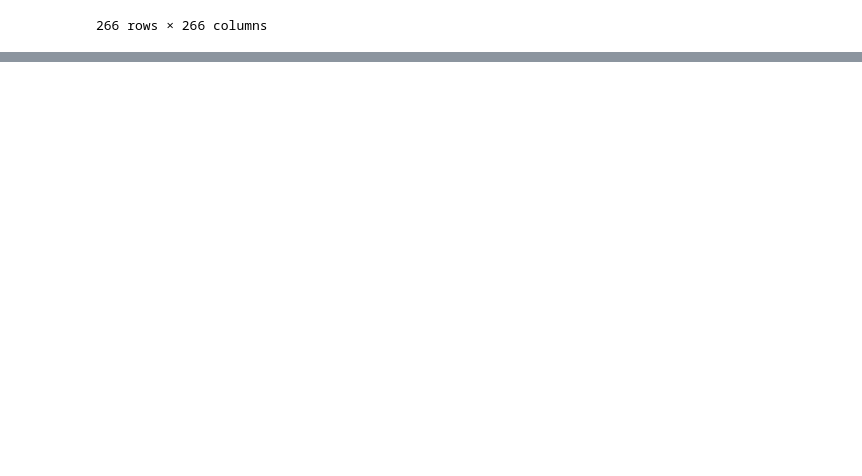
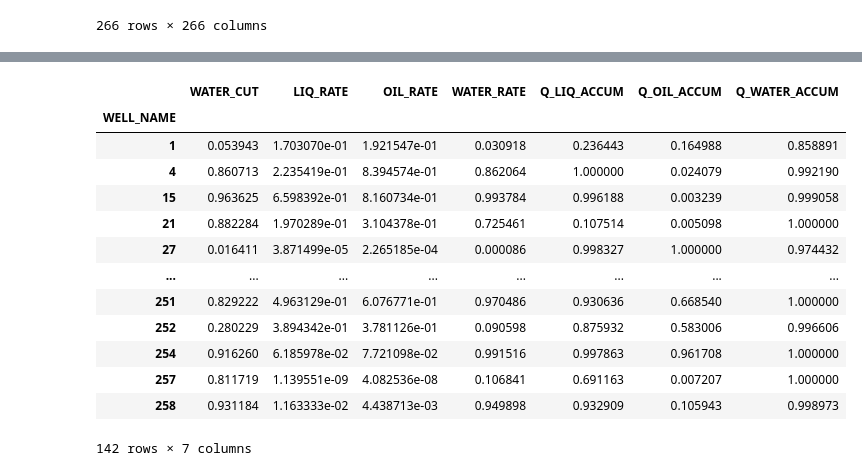
Before and after one commit to AleksanderTalmenev/oil_production_forecasting, a Jupyter notebook: project/prepare_dataframe/DataFrame.ipynb, the cells around one changed output, grey strips where cells are left out. Saved outputs shown, nothing was run; the diff lists cells and outputs as text; code cells hidden in the pictures; blank space fills up the shorter version.

```diff
--- a/project/prepare_dataframe/DataFrame.ipynb
+++ b/project/prepare_dataframe/DataFrame.ipynb
@@ -24,14 +28,18 @@ from functions.uppend_inj_wells import uppend_inj_wells
 # %%
-train = pd.read_csv('../../data/Исходные_данные/train_data.csv')
+train = pd.read_csv('../../data/basic_data/train_data.csv')
 train['WELL_NAME'] = train['WELL_NAME'].map(dict_name_well)
 train.drop(columns=['KCHARWORK', 'MEASURED_IN', 'IS_WORKING'], inplace=True)
 train['MEASURED_IN_DATE'] = pd.to_datetime(train['MEASURED_IN_DATE'])
 
-coord_well = pd.read_csv('../../data/Исходные_данные/coords.csv')
+coord_well = pd.read_csv('../../data/basic_data/coords.csv')
 coord_well['WELL_NAME'] = coord_well['WELL_NAME'].map(dict_name_well)
 coord_well.dropna(inplace=True)
 coord_well = coord_well.set_index('WELL_NAME')
 coord_well.sort_index(inplace=True);
+
+
+train_oil_year_accum = pd.read_csv('../../data/preprocessed_data/train_oil_year_accum.csv')
+train_oil_year_accum['MEASURED_IN_DATE'] = pd.to_datetime(train_oil_year_accum['MEASURED_IN_DATE'])
 # %%
 graph_wells = pd.DataFrame(index=range(266))
 for well in range(266):
@@ -73,9 +62,0 @@ train_oil_year_accum_without_gaps.head()
-# %%
-well_more_365 = train_oil_accum_without_gaps.groupby('WELL_NAME').size() > 365
-list_well_more_365 = well_more_365[well_more_365].index.tolist()
-train_oil_year_accum_without_gaps = train_oil_accum_without_gaps[
-    train_oil_accum_without_gaps['WELL_NAME'].isin(list_well_more_365)
-]
-
-train_oil_year_accum_without_gaps.reset_index(drop=True, inplace=True)
-train_oil_year_accum_without_gaps
@@ -92,3 +63,14 @@ train_year_oil_rate_5_days_ago_without_gaps
+# %%
+full_well = []
+for well in train_oil_year_accum_without_gaps['WELL_NAME'].unique():
+
+    data = train_oil_year_accum_without_gaps[train_oil_year_accum_without_gaps['WELL_NAME'] == well]
+    data.set_index('MEASURED_IN_DATE', inplace=True)
+
+    daily_counts = data.resample('D').count()
+    if daily_counts.isnull().values.any():
+        full_well.append(well)
+print(f'Cкважин с не пропущенными значениями = {len(full_well)}')
 # %%
 df = make_df_without_gaps(train_oil_year_accum, date_column='MEASURED_IN_DATE', group_params='WELL_NAME')
 df = make_df_with_count_days_ago(dataframe=df, count_days=50, target='OIL_RATE')
@@ -180,0 +129,31 @@ df.to_csv('../../data/preprocessed_data/train')
+# %%
+oil_wells = train_oil_year_accum['WELL_NAME'].unique()
+train_number_columns = train_oil_year_accum.select_dtypes(include='number').dropna(axis=1)
+
+def adf_pvalue(x):
+    return sm.tsa.stattools.adfuller(x)[1]
+
+df_pvalue = pd.DataFrame()
+
+for well in oil_wells:
+    df_pvalue[well] = train_number_columns[train_number_columns['WELL_NAME'] == well].apply(adf_pvalue)
+df_pvalue = df_pvalue.dropna(axis=0)
+df_pvalue = df_pvalue.T
+df_pvalue.index.name = 'WELL_NAME'
+# %%
+df_pvalue
+# %% [output]
+|  | WATER_CUT | LIQ_RATE | OIL_RATE | WATER_RATE | Q_LIQ_ACCUM | Q_OIL_ACCUM | Q_WATER_ACCUM |
+| WELL_NAME |  |  |  |  |  |  |  |
+| 1 | 0.053943 | 1.703070e-01 | 1.921547e-01 | 0.030918 | 0.236443 | 0.164988 | 0.858891 |
+| 4 | 0.860713 | 2.235419e-01 | 8.394574e-01 | 0.862064 | 1.000000 | 0.024079 | 0.992190 |
+| 15 | 0.963625 | 6.598392e-01 | 8.160734e-01 | 0.993784 | 0.996188 | 0.003239 | 0.999058 |
+| 21 | 0.882284 | 1.970289e-01 | 3.104378e-01 | 0.725461 | 0.107514 | 0.005098 | 1.000000 |
+| 27 | 0.016411 | 3.871499e-05 | 2.265185e-04 | 0.000086 | 0.998327 | 1.000000 | 0.974432 |
+| ... | ... | ... | ... | ... | ... | ... | ... |
+| 251 | 0.829222 | 4.963129e-01 | 6.076771e-01 | 0.970486 | 0.930636 | 0.668540 | 1.000000 |
+| 252 | 0.280229 | 3.894342e-01 | 3.781126e-01 | 0.090598 | 0.875932 | 0.583006 | 0.996606 |
+| 254 | 0.916260 | 6.185978e-02 | 7.721098e-02 | 0.991516 | 0.997863 | 0.961708 | 1.000000 |
+| 257 | 0.811719 | 1.139551e-09 | 4.082536e-08 | 0.106841 | 0.691163 | 0.007207 | 1.000000 |
+| 258 | 0.931184 | 1.163333e-02 | 4.438713e-03 | 0.949898 | 0.932909 | 0.105943 | 0.998973 |
+142 rows × 7 columns
```
Also changed, not shown: parts of 22 cells of this notebook, 6 other files.
